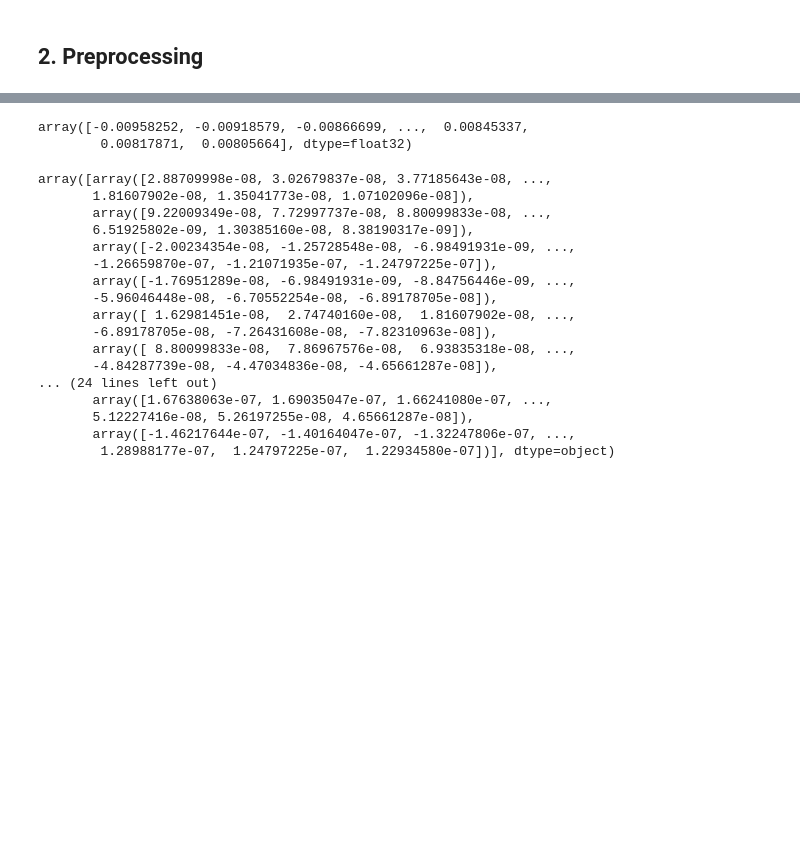
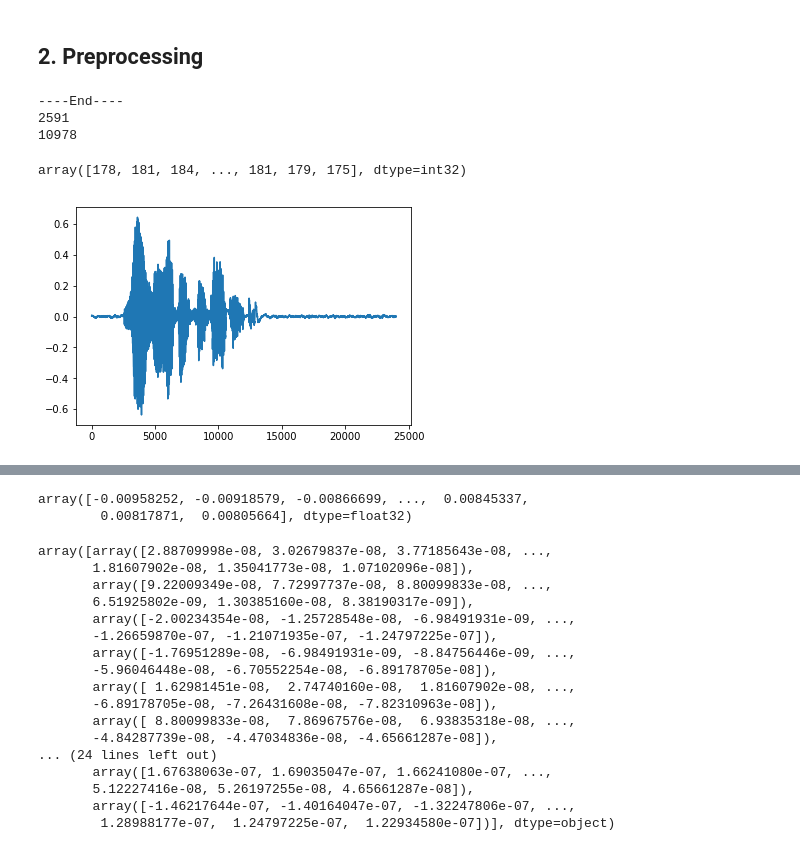
Before and after one commit to thanatlap/WaveNet, a Jupyter notebook: experiment1.ipynb, the cells around one changed output, grey strips where cells are left out. Saved outputs shown, nothing was run; the diff lists cells and outputs as text; code cells hidden in the pictures; blank space fills up the shorter version.

```diff
--- a/experiment1.ipynb
+++ b/experiment1.ipynb
@@ -67,6 +76,0 @@ def quantize(audio, mu):
-# %%
-audio_list = []
-for file in sound_file:
-    audio, sr = librosa.core.load(file, sr=16000)
-    audio_list.append(audio)
-audio_list = np.array(audio_list)
@@ -72,0 +87,17 @@ audio_list = np.array(audio_list)
+# %%
+q_audio = read_audio(sound_file[5], SAMPLING_BIT, MU)
+# %% [output]
+----End----
+2591
+10978
+# %%
+q_audio
+# %% [output]
+array([178, 181, 184, ..., 181, 179, 175], dtype=int32)
+# %%
+audio, sr = librosa.core.load(sound_file[5], sr=8000)
+# %%
+plt.plot(audio)
+plt.show()
+# %% [output]
+[figure, added]
```
Also changed, not shown: parts of 7 cells of this notebook.
